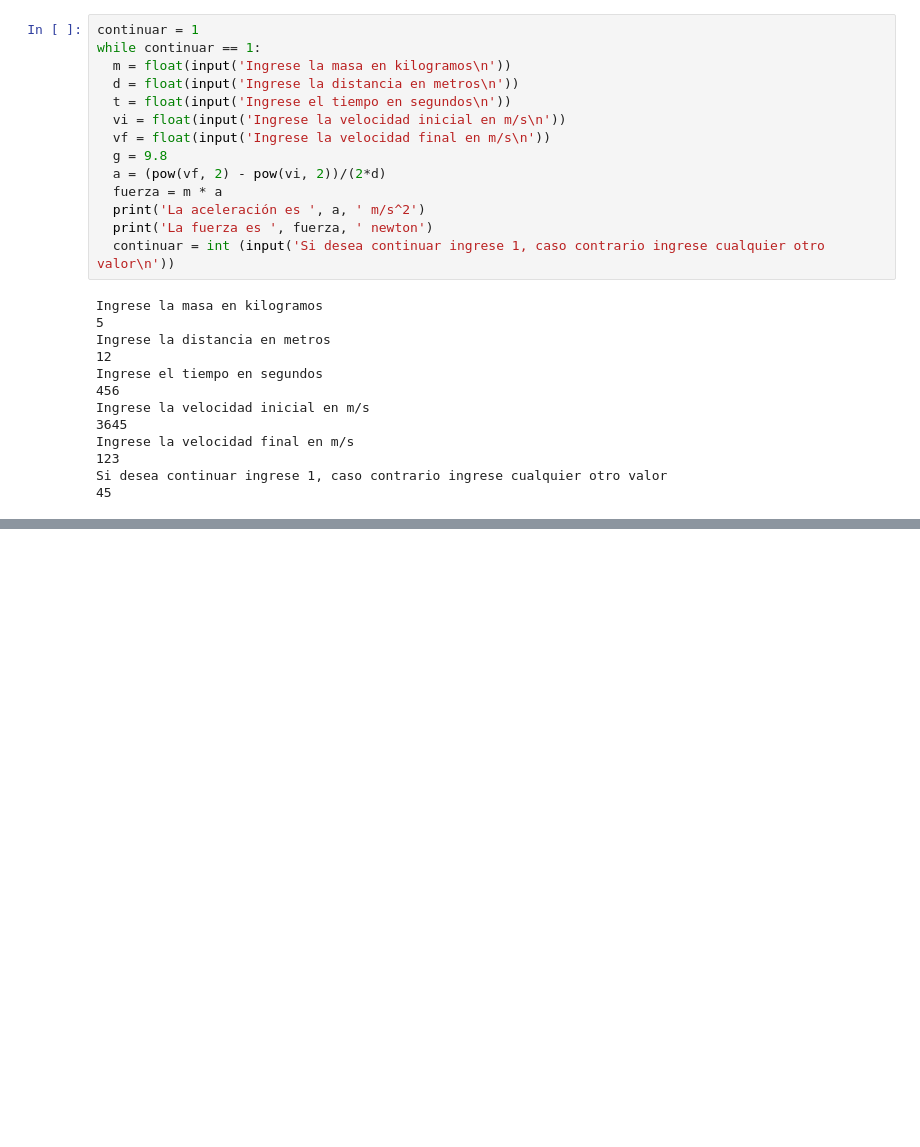
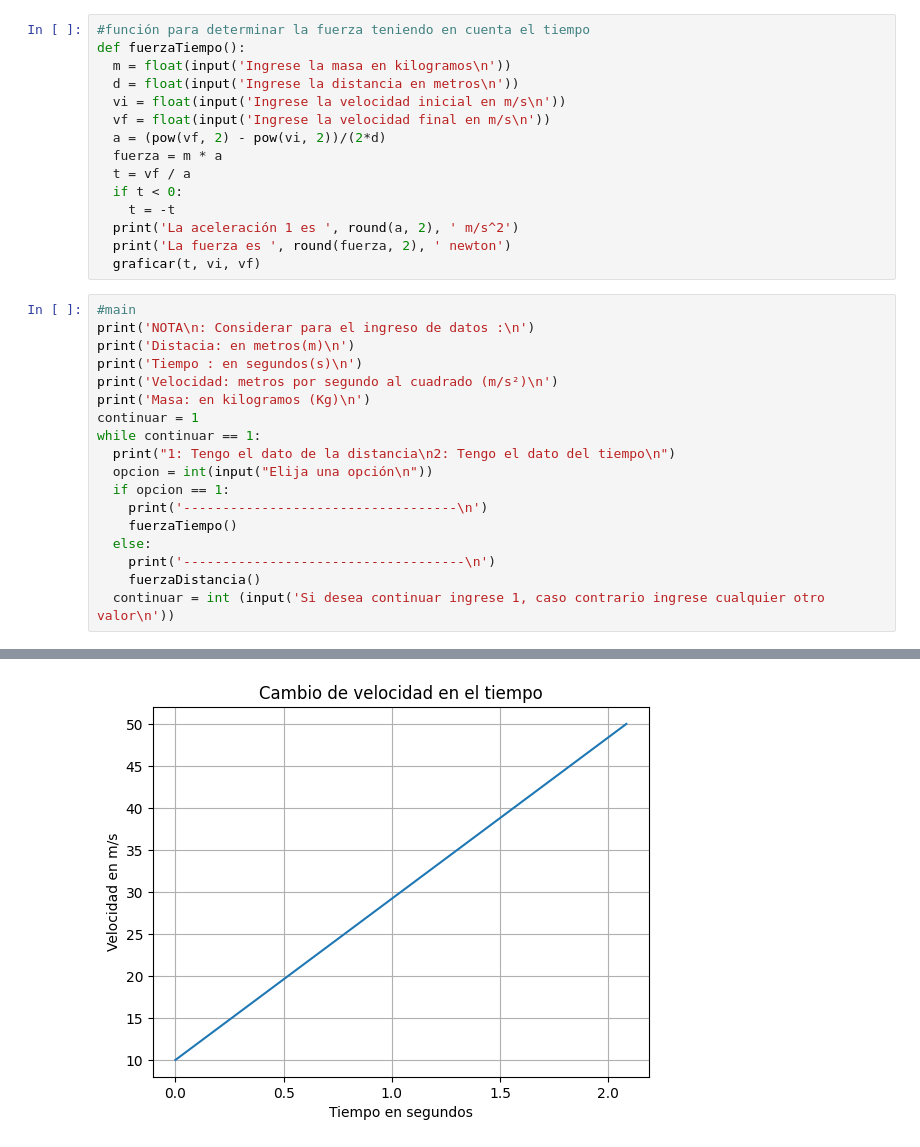
Before and after one commit to NoheliaEstefhania/FC_Lab_2023, a Jupyter notebook: Lab002/newton.ipynb, the cells around one changed output, grey strips where cells are left out. Cells and saved outputs as stored; diff of their text form; blank space fills up the shorter version.

```diff
--- a/Lab002/newton.ipynb
+++ b/Lab002/newton.ipynb
@@ -38,27 +83,34 @@ Si desea continuar ingrese 1, caso contrario ingrese cualquier otro valor
 # %%
-continuar = 1
-while continuar == 1:
+#función para determinar la fuerza teniendo en cuenta el tiempo
+def fuerzaTiempo():
   m = float(input('Ingrese la masa en kilogramos\n'))
   d = float(input('Ingrese la distancia en metros\n'))
-  t = float(input('Ingrese el tiempo en segundos\n'))
   vi = float(input('Ingrese la velocidad inicial en m/s\n'))
   vf = float(input('Ingrese la velocidad final en m/s\n'))
-  g = 9.8
   a = (pow(vf, 2) - pow(vi, 2))/(2*d)
   fuerza = m * a
-  print('La aceleración es ', a, ' m/s^2')
-  print('La fuerza es ', fuerza, ' newton')
-  continuar = int (input('Si desea continuar ingrese 1, caso contrario ingrese cualquier otro valor\n'))
+  t = vf / a
+  if t < 0:
+    t = -t
+  print('La aceleración 1 es ', round(a, 2), ' m/s^2')
+  print('La fuerza es ', round(fuerza, 2), ' newton')
+  graficar(t, vi, vf)
-# %% [output]
-Ingrese la masa en kilogramos
-5
-Ingrese la distancia en metros
-12
-Ingrese el tiempo en segundos
-456
-Ingrese la velocidad inicial en m/s
-3645
-Ingrese la velocidad final en m/s
-123
-Si desea continuar ingrese 1, caso contrario ingrese cualquier otro valor
-45
+# %%
+#main
+print('NOTA\n: Considerar para el ingreso de datos :\n')
+print('Distacia: en metros(m)\n')
+print('Tiempo : en segundos(s)\n')
+print('Velocidad: metros por segundo al cuadrado (m/s²)\n')
+print('Masa: en kilogramos (Kg)\n')
+continuar = 1
+while continuar == 1:
+  print("1: Tengo el dato de la distancia\n2: Tengo el dato del tiempo\n")
+  opcion = int(input("Elija una opción\n"))
+  if opcion == 1:
+    print('-----------------------------------\n')
+    fuerzaTiempo()
+  else:
+    print('------------------------------------\n')
+    fuerzaDistancia()
+  continuar = int (input('Si desea continuar ingrese 1, caso contrario ingrese cualquier otro valor\n'))
+# %% [output]
@@ -64,0 +134 @@ Si desea continuar ingrese 1, caso contrario ingrese cualquier otro valor
+[figure, added]
```
Also changed, not shown: parts of 8 cells of this notebook.
